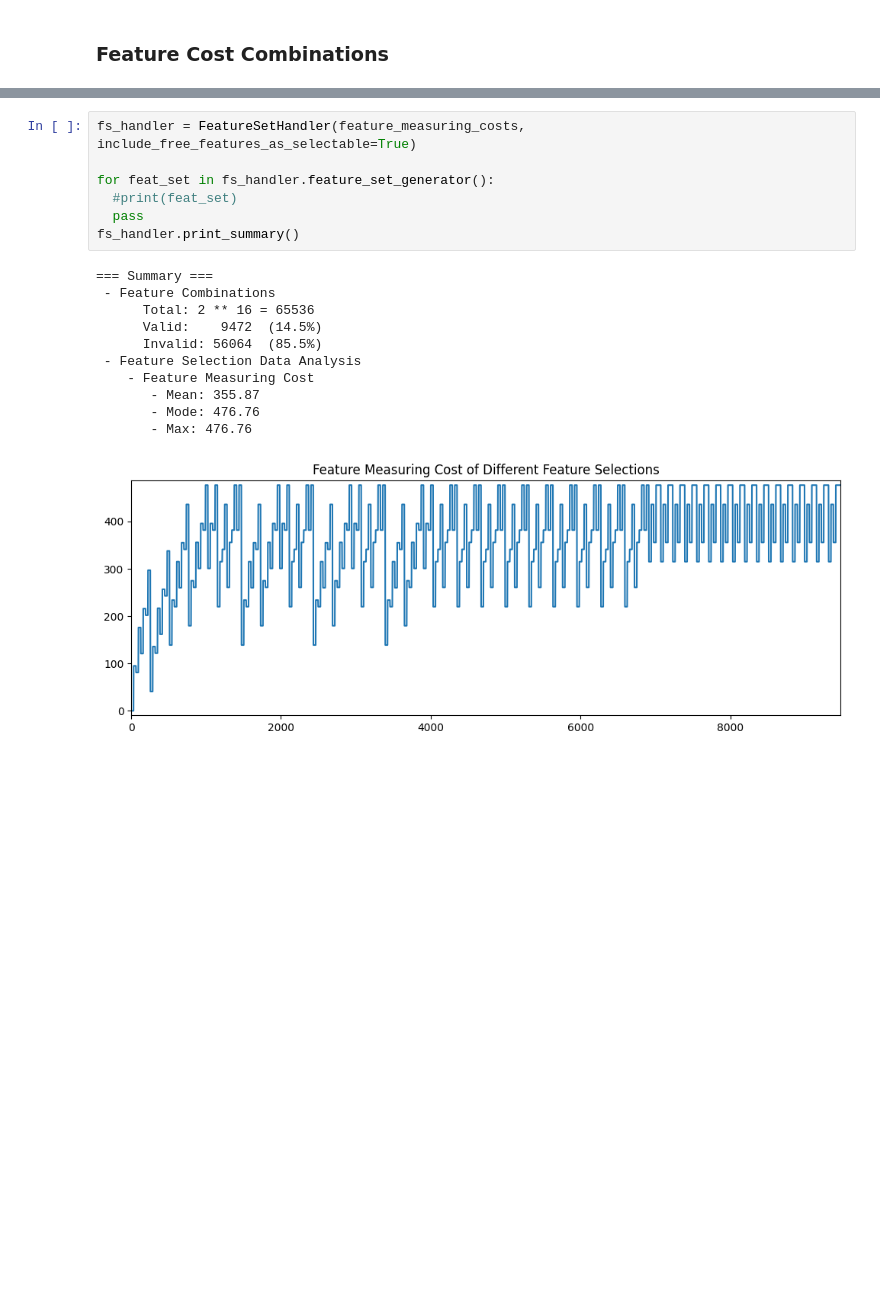
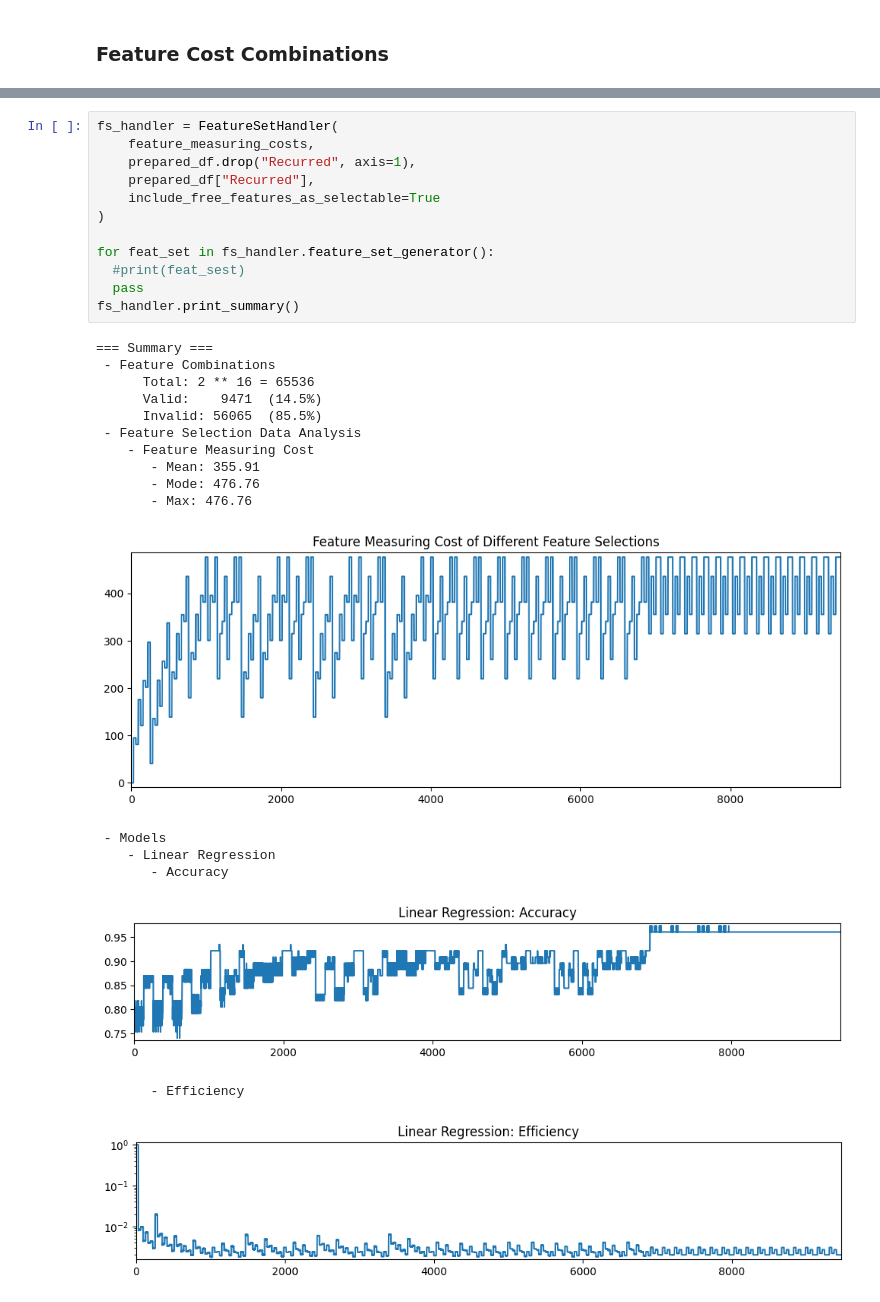
Before and after one commit to Koffiie/First-Repo, a Jupyter notebook: Thyroid_Cancer_Recurrence_Prediction.ipynb, the cells around one changed output, grey strips where cells are left out. Drawn from its saved outputs; the diff is of its cells as text; blank space fills up the shorter version.

Commit message:
Added ML model usage abilities to FeatureSetHandler()

```diff
--- a/Thyroid_Cancer_Recurrence_Prediction.ipynb
+++ b/Thyroid_Cancer_Recurrence_Prediction.ipynb
@@ -1459,19 +1561,30 @@ class FeatureSetHandler:
 # %%
-fs_handler = FeatureSetHandler(feature_measuring_costs, include_free_features_as_selectable=True)
+fs_handler = FeatureSetHandler(
+    feature_measuring_costs,
+    prepared_df.drop("Recurred", axis=1),
+    prepared_df["Recurred"],
+    include_free_features_as_selectable=True
+)
 
 for feat_set in fs_handler.feature_set_generator():
-  #print(feat_set)
+  #print(feat_sest)
   pass
 fs_handler.print_summary()
 # %% [output]
 === Summary ===
  - Feature Combinations
       Total: 2 ** 16 = 65536
-      Valid:    9472  (14.5%)
-      Invalid: 56064  (85.5%)
+      Valid:    9471  (14.5%)
+      Invalid: 56065  (85.5%)
  - Feature Selection Data Analysis
     - Feature Measuring Cost
-       - Mean: 355.87
+       - Mean: 355.91
        - Mode: 476.76
        - Max: 476.76
 [figure]
+ - Models
+    - Linear Regression
+       - Accuracy
+[figure, added]
+       - Efficiency
+[figure, added]
```
Also changed, not shown: parts of 2 cells of this notebook.
